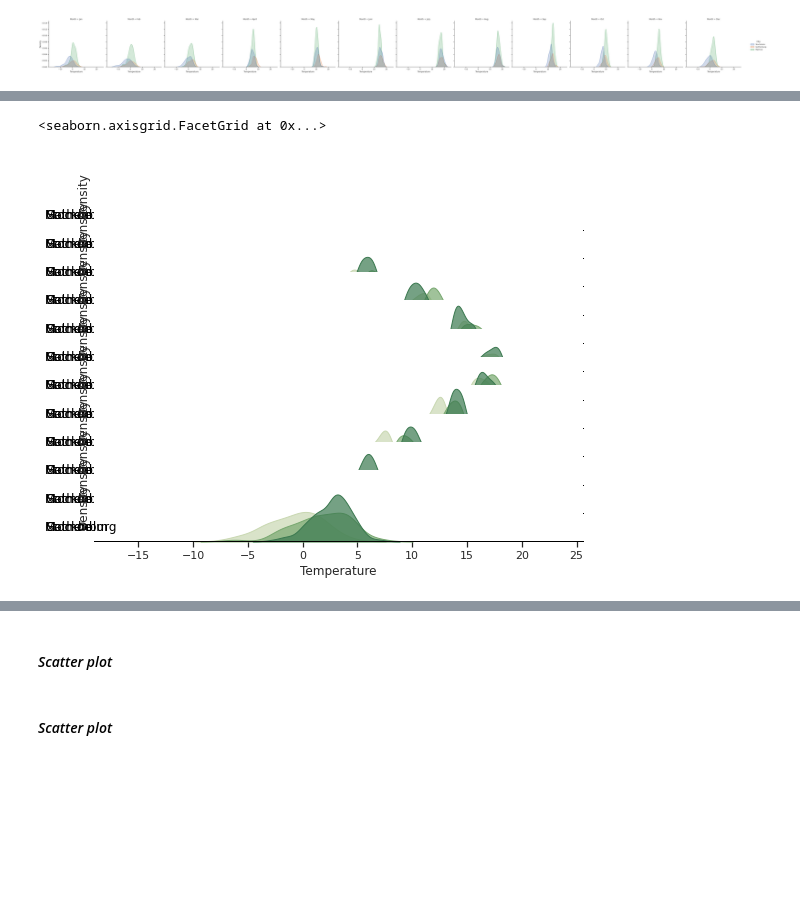
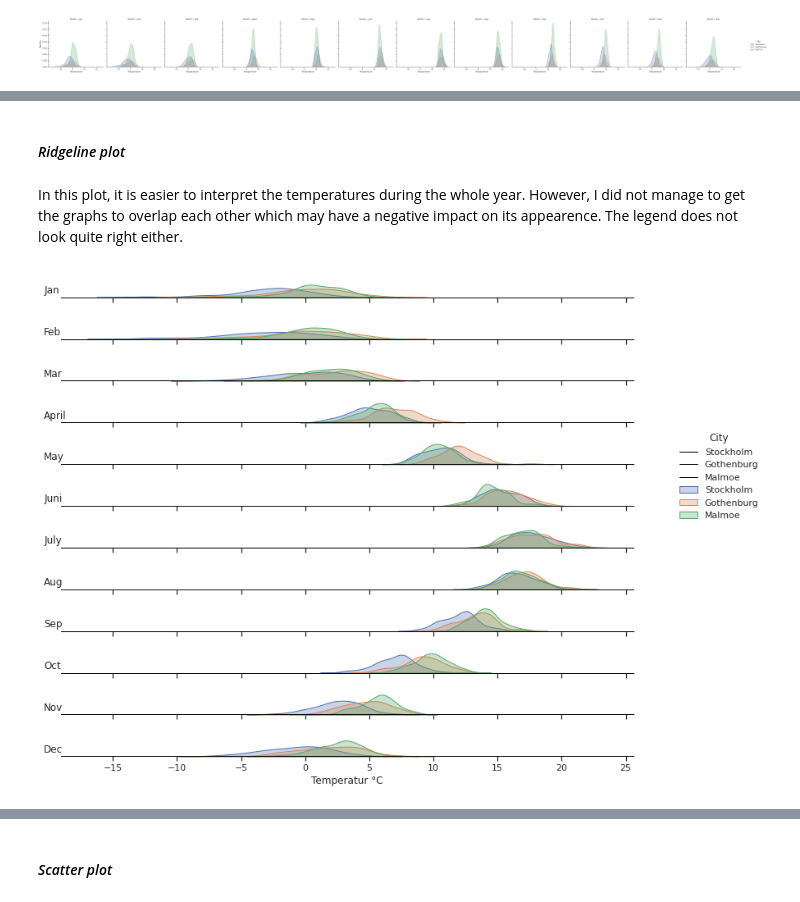
Before and after one commit to elvinafahlgren/Visualization, a Jupyter notebook: worksheet-2.ipynb, the cells around one changed output, grey strips where cells are left out. Saved outputs shown, nothing was run; the diff lists cells and outputs as text; code cells hidden in the pictures; blank space fills up the shorter version.

```diff
--- a/worksheet-2.ipynb
+++ b/worksheet-2.ipynb
@@ -244,8 +214,4 @@ sns.despine(offset=10, trim=True)
 # %%
-combined = pd.read_csv("smhi-combined.csv")
-plot = sns.displot(data=combined, x="Temperature", hue="City", col="Month", kind="kde", fill = True)
-
-#ridge_plot = sns.FacetGrid(combined, row="Month", hue="City", aspect=15, height=0.5, palette=colorscale)
-#ridge_plot.map(sns.displot, "Temperature", hist = False, rug = True).add_legend()
+g = sns.displot(data=combined, x="Temperature", hue="City", col="Month", kind="kde", fill = True)
 # %% [output]
 [figure]
@@ -370,11 +217,0 @@ ridge_plot_combined.despine(bottom=True, left=True)
-# %%
-combined = pd.read_csv("smhi-combined.csv")
-
-#sns.displot(data=combined, x="Temperature", hue="City", kind="kde", fill=True, palette=sns.color_palette('bright')[:3], height=5, aspect=1.5)
-
-#ridge_plot = sns.FacetGrid(combined, row="Month", hue="City", aspect=15, height=0.5, palette=colorscale_12_colors)
-#ridge_plot.map(sns.kdeplot, "Temperature", clip_on=False, shade=True, alpha=0.7, lw=1, bw_adjust=.9)
-#test = sns.displot(stlm, x="Temperature", kind="kde", bw_adjust=2)
-#ridge_plot.map(sns.kdeplot, "Temperature", clip_on=False, shade=True, alpha=0.7, lw=1, bw_adjust=.9)
-#ridge_plot_gbg = sns.FacetGrid(gbg, row="Month", hue="Month", aspect=15, height=0.5)
-#ridge_plot_gbg.map(sns.kdeplot, "Temperature", clip_on=False, shade=True, alpha=0.7, lw=1, bw_adjust=.9)
@@ -436,27 +218,26 @@ ridge_plot_stlm = ridge_plot(stlm)
+# %% [markdown]
+#### *Ridgeline plot*
+# %% [markdown]
+In this plot, it is easier to interpret the temperatures during the whole year. However, I did not manage to get the graphs to overlap each other which may have a negative impact on its appearence. The legend does not look quite right either.
 # %%
-def label(x, color, label):
-    ax = plt.gca()
-    ax.text(-0.1, .2, label, fontweight="regular", color="black",
-            ha="left", va="center", transform=ax.transAxes)
+ridge_plot = sns.FacetGrid(combined, row="Month", hue="City", aspect=15, height=0.5)
+# Draw the densities in a few steps
+ridge_plot.map(sns.kdeplot, "Temperature", clip_on=False, shade=True, alpha=0.3, lw=1, bw_adjust=.9)
+ridge_plot.map(plt.axhline, y=0, lw=1, color = "black", clip_on=False)
+for i, ax in enumerate(ridge_plot.axes.flat):
+        ax.text(-0.03, .3, combined.Month[i], fontweight="regular", ha="left", va="center", transform=ax.transAxes)
 
-
-ridge_plot_combined = sns.FacetGrid(combined, row="Month", hue="City", aspect=15, height=0.5, palette=colorscale)
-# Draw the densities in a few steps
-ridge_plot_combined.map(sns.kdeplot, "Temperature", clip_on=False, shade=True, alpha=0.7, lw=1, bw_adjust=.9)
-#g.map(sns.kdeplot, "co2_emission", clip_on=False, color="b", lw=4, bw=.2)
-ridge_plot_combined.map(plt.axhline, y=0, lw=1, color = "black", clip_on=False)
-ridge_plot_combined.map(label, "Temperature")
-# Set the subplots to overlap
-ridge_plot_combined.fig.subplots_adjust(hspace=-0.6)
-# Remove axes details that don't play well with overlap
-ridge_plot_combined.set_titles("")
-ridge_plot_combined.set(yticks=[])
-#ridge_plot.set_xlabel("Temperatur °C",fontsize=30)
-ridge_plot_combined.despine(bottom=True, left=True)
+ridge_plot.tight_layout(pad=-8, h_pad=False)
+#ridge_plot_combined.fig.subplots_adjust(hspace=-0.01)
+ridge_plot.set_titles("")
+ridge_plot.set(yticks=[])
+ridge_plot.despine(bottom=True, left=True)
+ax = plt.gca()
+ax.set_xlabel("Temperatur °C")
+trash = ax.legend(title='City', frameon = False, bbox_to_anchor=[1.15, 14], loc = 'upper center')
 #ridge_plot.savefig("Ridgeline_plot_Seaborn_Python.png")
 # %% [output]
-<seaborn.axisgrid.FacetGrid at 0x...>
-[figure, old version]
+[figure, new version]
 # %% [markdown]
 ## Task 5: Visualizing time-series and trends
 
@@ -471,8 +252,6 @@ Use the temperature data from Task 2 to display, for each city, how temperature
 1. Using an x-y-scatter plot (with month on the x-axis, and make sure the ticks are labelled by month names, not numbers).
 2. Using a polar scatter plot, with angle corresponding to the month scale and radius corresponding to the temperature scale. Take into account that the average temperature during some months are negative.
 3. Using a _heat map_, similar to Figure 2.4 in [Fundamentals of Data Visualizations](https://clauswilke.com/dataviz/). Remember to use your own cubehelix palette.
-# %% [markdown]
-#### *Scatter plot*
 # %% [markdown]
 #### *Scatter plot*
 # %%
```
Also changed, not shown: parts of 20 cells of this notebook.
